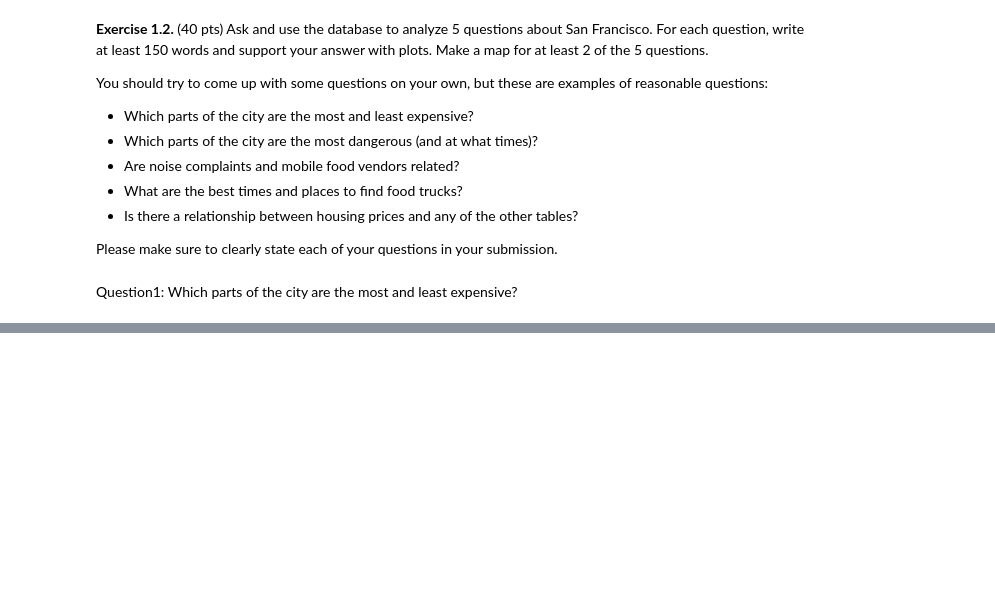
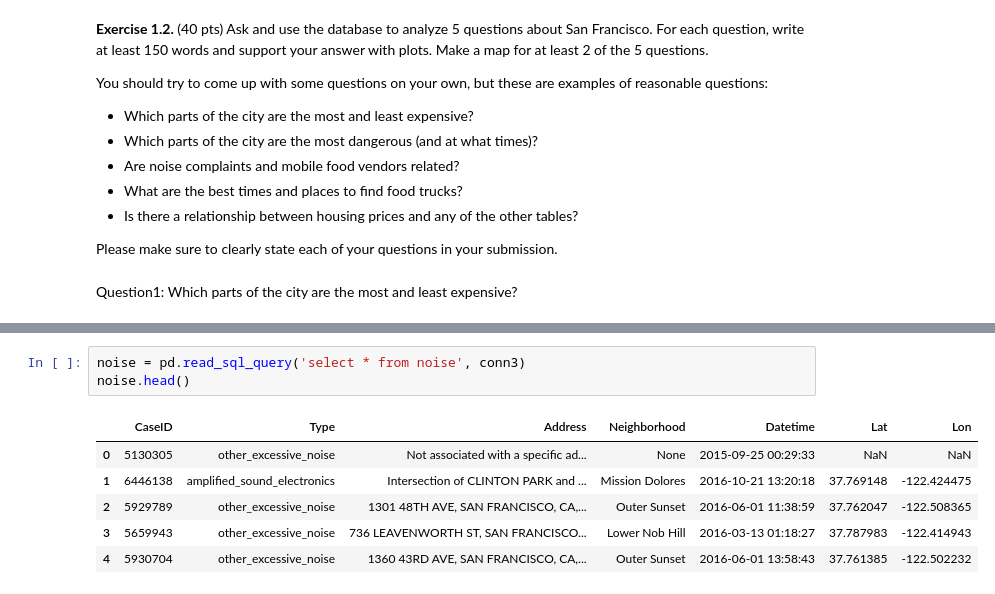
Before and after one commit to xtowang/Housing-in-SF, a Jupyter notebook: hw5.ipynb, the cells around one changed output, grey strips where cells are left out. Saved outputs shown, nothing was run; the diff lists cells and outputs as text; blank space fills up the shorter version.

```diff
--- a/hw5.ipynb
+++ b/hw5.ipynb
@@ -193,0 +235,10 @@ plt.show()
+# %%
+noise = pd.read_sql_query('select * from noise', conn3)
+noise.head()
+# %% [output]
+|  | CaseID | Type | Address | Neighborhood | Datetime | Lat | Lon |
+| 0 | 5130305 | other_excessive_noise | Not associated with a specific ad... | None | 2015-09-25 00:29:33 | NaN | NaN |
+| 1 | 6446138 | amplified_sound_electronics | Intersection of CLINTON PARK and ... | Mission Dolores | 2016-10-21 13:20:18 | 37.769148 | -122.424475 |
+| 2 | 5929789 | other_excessive_noise | 1301 48TH AVE, SAN FRANCISCO, CA,... | Outer Sunset | 2016-06-01 11:38:59 | 37.762047 | -122.508365 |
+| 3 | 5659943 | other_excessive_noise | 736 LEAVENWORTH ST, SAN FRANCISCO... | Lower Nob Hill | 2016-03-13 01:18:27 | 37.787983 | -122.414943 |
+| 4 | 5930704 | other_excessive_noise | 1360 43RD AVE, SAN FRANCISCO, CA,... | Outer Sunset | 2016-06-01 13:58:43 | 37.761385 | -122.502232 |
```
Also changed, not shown: parts of 8 cells of this notebook.
